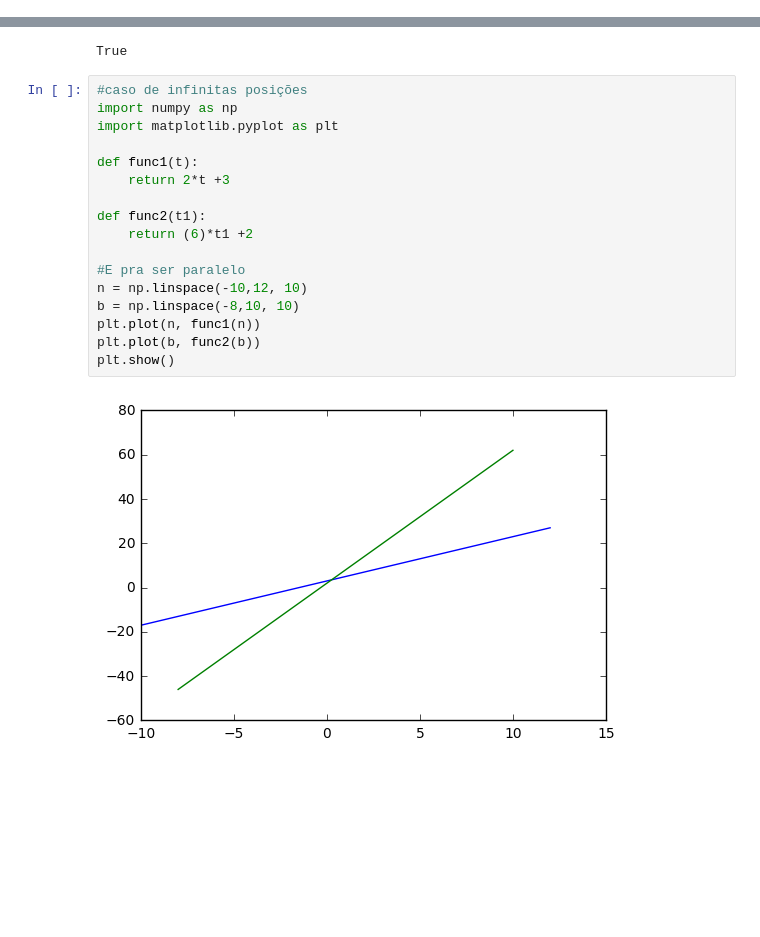
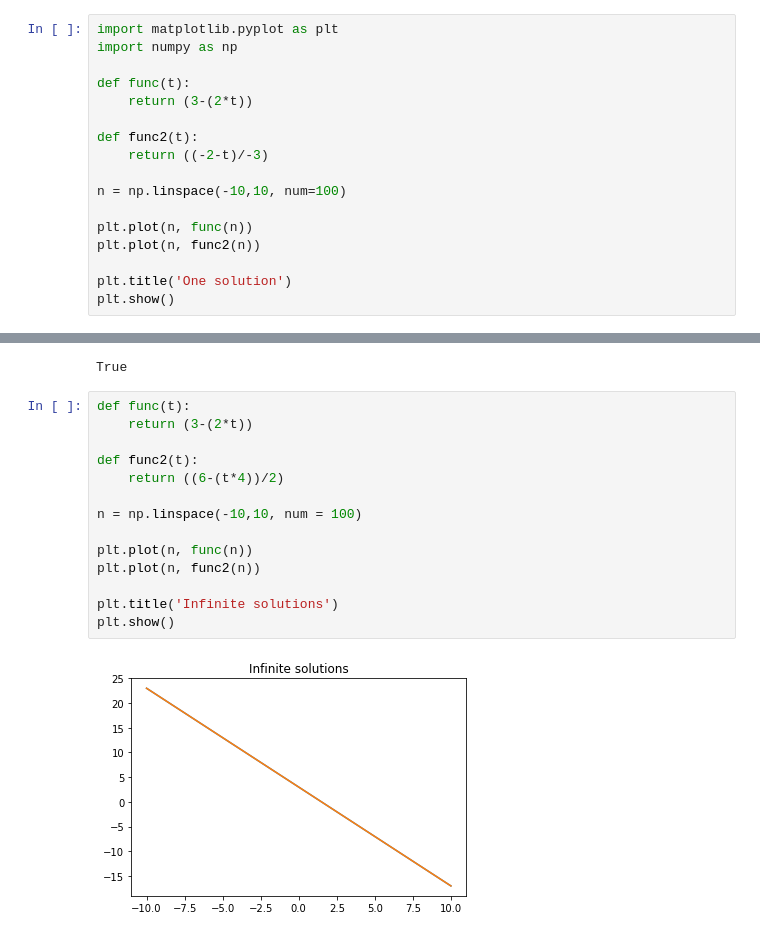
Before and after one commit to Aclira/Aula6, a Jupyter notebook: Aula6_Acza.ipynb, the cells around one changed output, grey strips where cells are left out. Drawn from its saved outputs; the diff is of its cells as text; blank space fills up the shorter version.

```diff
--- a/Aula6_Acza.ipynb
+++ b/Aula6_Acza.ipynb
@@ -20,0 +1,17 @@ SyntaxError: invalid syntax (<ipython-input-31-9b148926df43>, line 6)
+# %%
+import matplotlib.pyplot as plt
+import numpy as np
+
+def func(t):
+    return (3-(2*t))
+
+def func2(t):
+    return ((-2-t)/-3)
+
+n = np.linspace(-10,10, num=100)
+
+plt.plot(n, func(n))
+plt.plot(n, func2(n))
+
+plt.title('One solution')
+plt.show()
@@ -30,21 +29,18 @@ np.allclose(np.dot(a,x),b)
 # %% [output]
 True
 # %%
-#caso de infinitas posições
-import numpy as np
-import matplotlib.pyplot as plt
+def func(t):
+    return (3-(2*t))
 
-def func1(t):
-    return 2*t +3
+def func2(t):
+    return ((6-(t*4))/2)
 
-def func2(t1):
-    return (6)*t1 +2
+n = np.linspace(-10,10, num = 100)
 
-#E pra ser paralelo
-n = np.linspace(-10,12, 10)
-b = np.linspace(-8,10, 10)
-plt.plot(n, func1(n))
-plt.plot(b, func2(b))
+plt.plot(n, func(n))
+plt.plot(n, func2(n))
+
+plt.title('Infinite solutions')
 plt.show()
 # %% [output]
-[figure, old version]
+[figure, new version]
```
Also changed, not shown: parts of 9 cells of this notebook.
